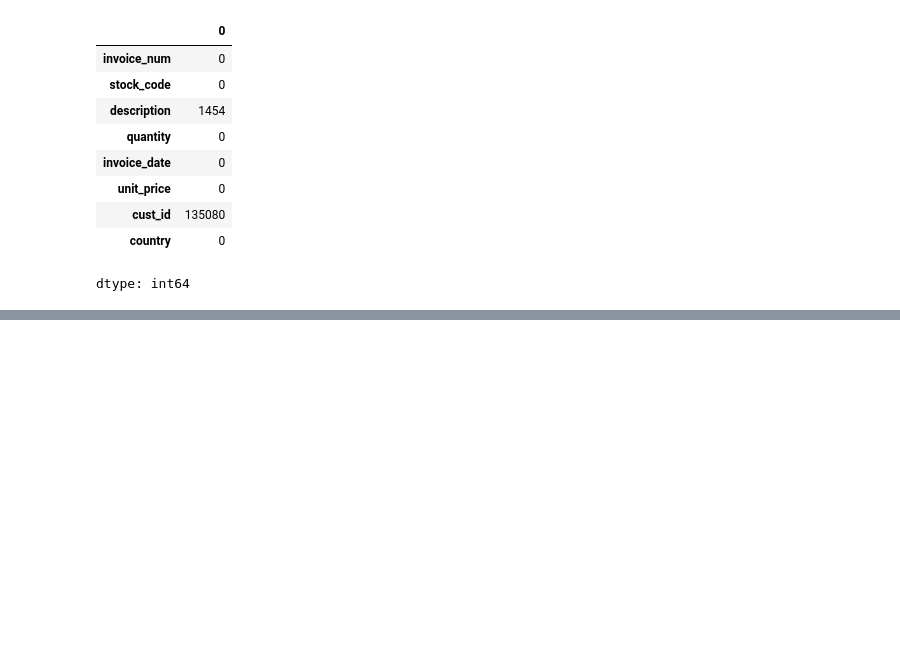
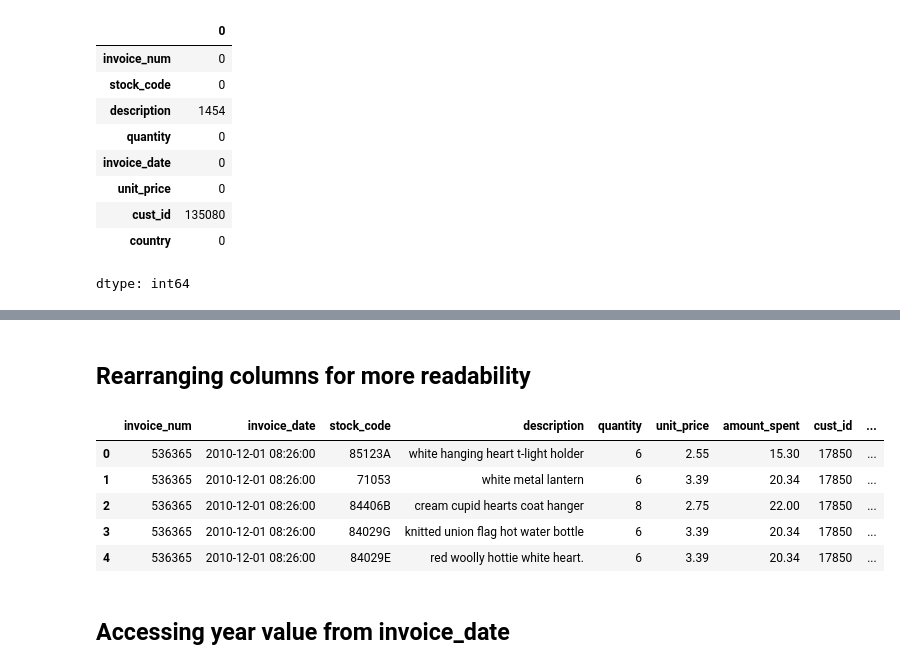
Before and after one commit to ApoorvaReddy17/practice, a Jupyter notebook: Data_Analysis_EDA_.ipynb, the cells around one changed output, grey strips where cells are left out. Saved outputs shown, nothing was run; the diff lists cells and outputs as text; code cells hidden in the pictures; blank space fills up the shorter version.

```diff
--- a/Data_Analysis_EDA_.ipynb
+++ b/Data_Analysis_EDA_.ipynb
@@ -242,0 +441,15 @@ dtype: object
+# %% [markdown]
+## **Rearranging columns for more readability**
+# %%
+col_order = ['invoice_num','invoice_date','stock_code','description','quantity','unit_price','amount_spent','cust_id','country']
+df_new = df_new[col_order]
+df_new.head()
+# %% [output]
+|  | invoice_num | invoice_date | stock_code | description | quantity | unit_price | amount_spent | cust_id | ... |
+| 0 | 536365 | 2010-12-01 08:26:00 | 85123A | white hanging heart t-light holder | 6 | 2.55 | 15.30 | 17850 | ... |
+| 1 | 536365 | 2010-12-01 08:26:00 | 71053 | white metal lantern | 6 | 3.39 | 20.34 | 17850 | ... |
+| 2 | 536365 | 2010-12-01 08:26:00 | 84406B | cream cupid hearts coat hanger | 8 | 2.75 | 22.00 | 17850 | ... |
+| 3 | 536365 | 2010-12-01 08:26:00 | 84029G | knitted union flag hot water bottle | 6 | 3.39 | 20.34 | 17850 | ... |
+| 4 | 536365 | 2010-12-01 08:26:00 | 84029E | red woolly hottie white heart. | 6 | 3.39 | 20.34 | 17850 | ... |
+# %% [markdown]
+## **Accessing year value from invoice_date**
```
Also changed, not shown: parts of 30 cells of this notebook.
